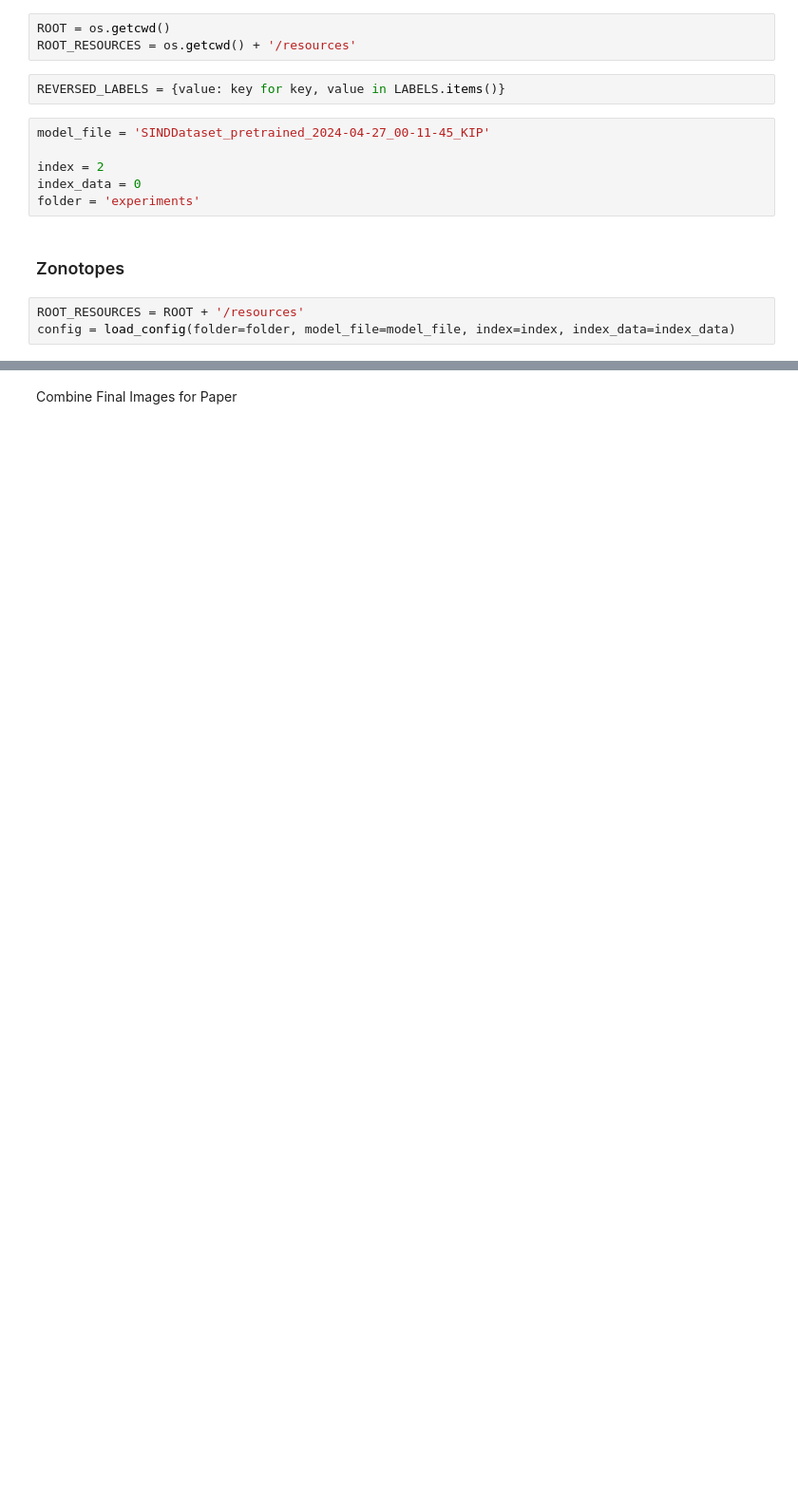
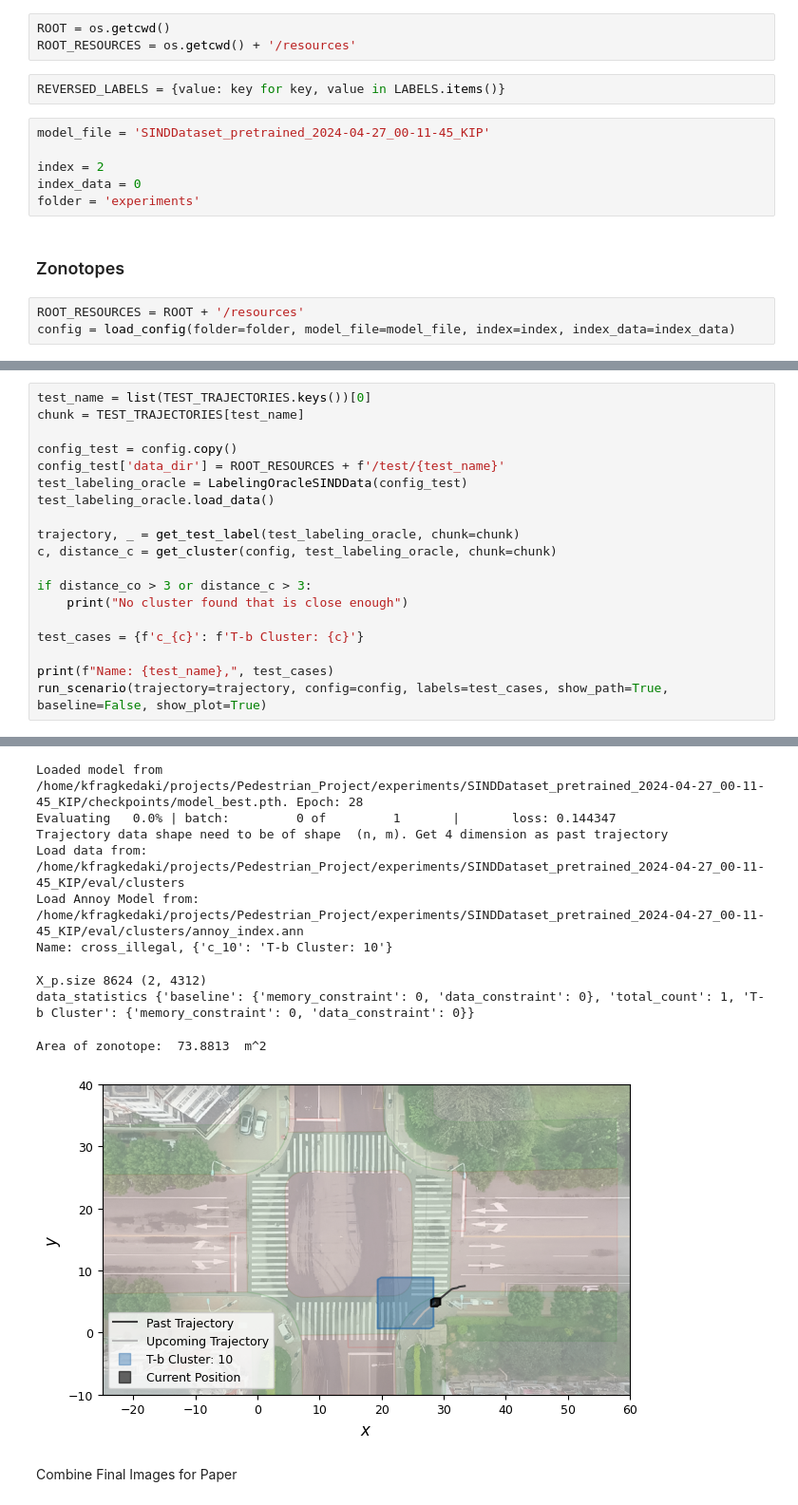
Before and after one commit to kfragkedaki/Pedestrian_Project, a Jupyter notebook: labeling_oracle_Soderlund.ipynb, the cells around one changed output, grey strips where cells are left out. Shown at 95% size. Cells and saved outputs as stored; diff of their text form; blank space fills up the shorter version.

```diff
--- a/labeling_oracle_Soderlund.ipynb
+++ b/labeling_oracle_Soderlund.ipynb
@@ -91,0 +133,20 @@ TypeError: create_io_state() got multiple values for argument 'drop_equal'
+# %%
+test_name = list(TEST_TRAJECTORIES.keys())[0]
+chunk = TEST_TRAJECTORIES[test_name]
+
+config_test = config.copy()
+config_test['data_dir'] = ROOT_RESOURCES + f'/test/{test_name}'
+test_labeling_oracle = LabelingOracleSINDData(config_test)
+test_labeling_oracle.load_data()
+
+trajectory, _ = get_test_label(test_labeling_oracle, chunk=chunk)
+c, distance_c = get_cluster(config, test_labeling_oracle, chunk=chunk)
+
+if distance_co > 3 or distance_c > 3:
+    print("No cluster found that is close enough")
+
+test_cases = {f'c_{c}': f'T-b Cluster: {c}'}
+
+print(f"Name: {test_name},", test_cases)
+run_scenario(trajectory=trajectory, config=config, labels=test_cases, show_path=True, baseline=False, show_plot=True)
+# %% [output]
@@ -92,3 +170,13 @@ TypeError: create_io_state() got multiple values for argument 'drop_equal'
+Loaded model from /home/kfragkedaki/projects/Pedestrian_Project/experiments/SINDDataset_pretrained_2024-04-27_00-11-45_KIP/checkpoints/model_best.pth. Epoch: 28
+Evaluating   0.0% | batch:         0 of         1       |       loss: 0.144347
+Trajectory data shape need to be of shape  (n, m). Get 4 dimension as past trajectory
+Load data from: /home/kfragkedaki/projects/Pedestrian_Project/experiments/SINDDataset_pretrained_2024-04-27_00-11-45_KIP/eval/clusters
+Load Annoy Model from: /home/kfragkedaki/projects/Pedestrian_Project/experiments/SINDDataset_pretrained_2024-04-27_00-11-45_KIP/eval/clusters/annoy_index.ann
+Name: cross_illegal, {'c_10': 'T-b Cluster: 10'}
+X_p.size 8624 (2, 4312)
+data_statistics {'baseline': {'memory_constraint': 0, 'data_constraint': 0}, 'total_count': 1, 'T-b Cluster': {'memory_constraint': 0, 'data_constraint': 0}}
+Area of zonotope:  73.8813  m^2
+[figure, added]
 # %% [markdown]
 Combine Final Images for Paper
 # %%
```
Also changed, not shown: parts of 6 cells of this notebook, 12 other files.
